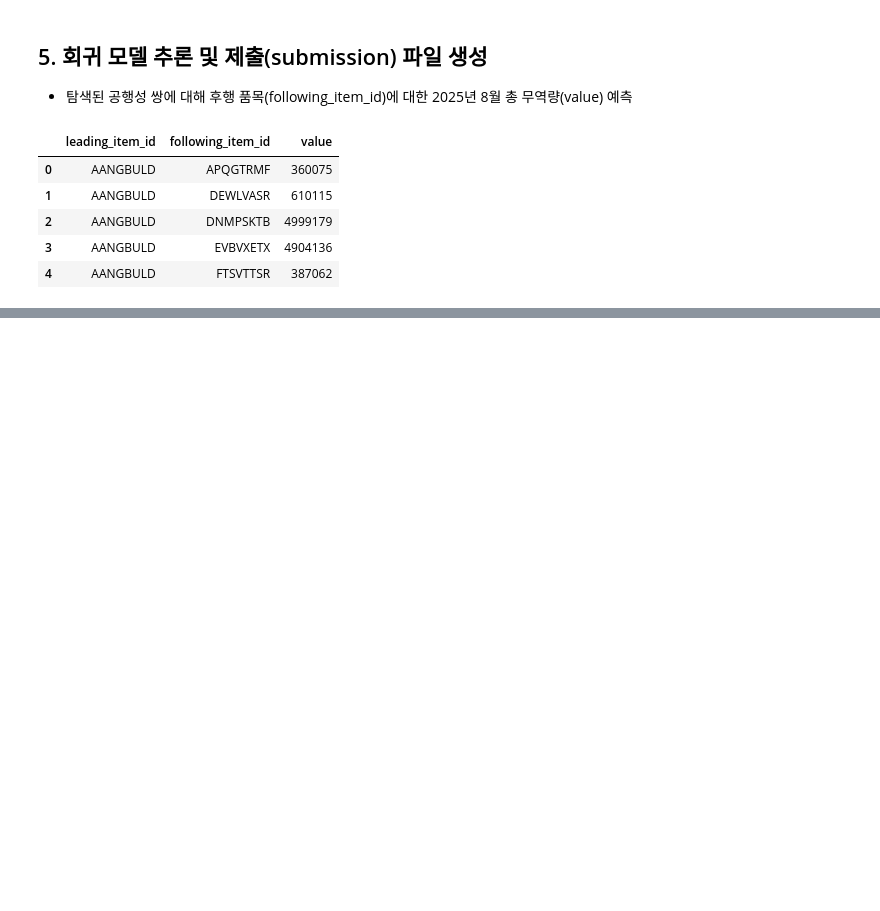
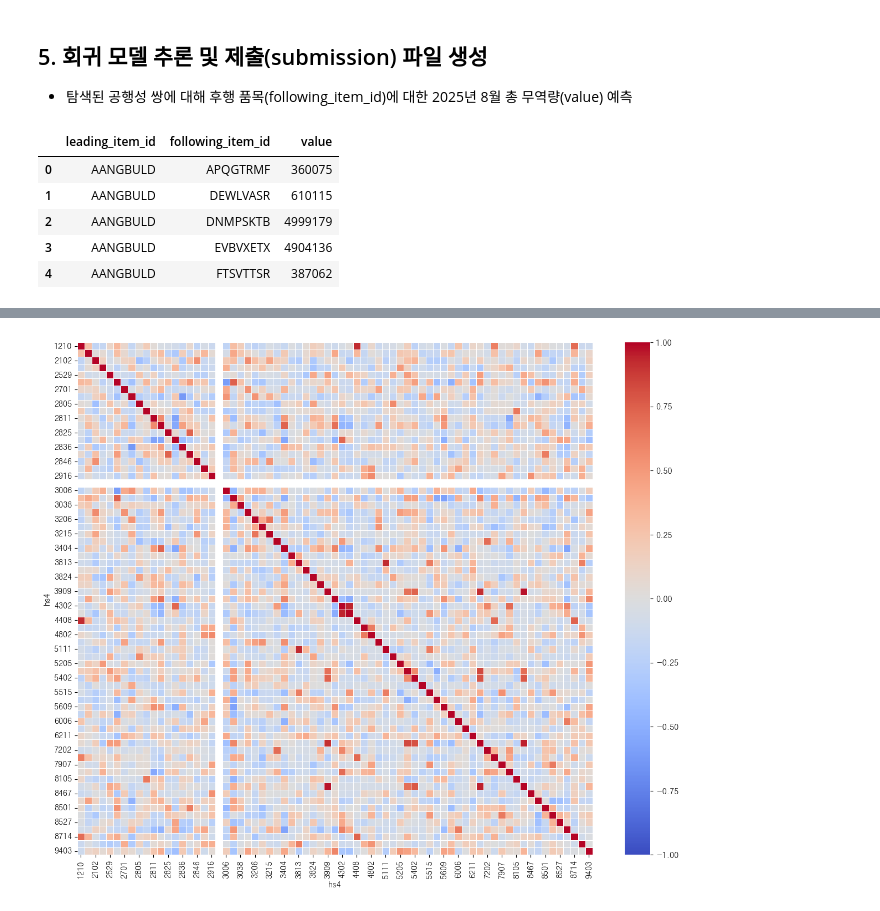
Before and after one commit to SujePepero/pepero-workspace, a Jupyter notebook: dir_hys/[Baseline]_피어슨 상관계수 기반 공행성 판단 및 회귀 모델 학습_추론.ipynb, the cells around one changed output, grey strips where cells are left out. Drawn from its saved outputs; the diff is of its cells as text; code cells hidden in the pictures; blank space fills up the shorter version.

```diff
--- a/dir_hys/[Baseline]_피어슨 상관계수 기반 공행성 판단 및 회귀 모델 학습_추론.ipynb
+++ b/dir_hys/[Baseline]_피어슨 상관계수 기반 공행성 판단 및 회귀 모델 학습_추론.ipynb
@@ -248,0 +373,17 @@ submission.to_csv('./baseline_submit.csv', index=False)
+# %%
+corr_matrix = rtn_data.corr()
+
+plt.figure(figsize=(15, 12))
+
+sns.heatmap(
+    corr_matrix,
+    annot=False,
+    cmap='coolwarm',
+    vmin=-1, vmax=1,
+    linewidths=.5)
+# 1 이하는 차가운색, 1 이상은 뜨거운 색
+# 4408, 1210
+
+plt.show()
+# %% [output]
+[figure, added]
```
Also changed, not shown: parts of 13 cells of this notebook.
